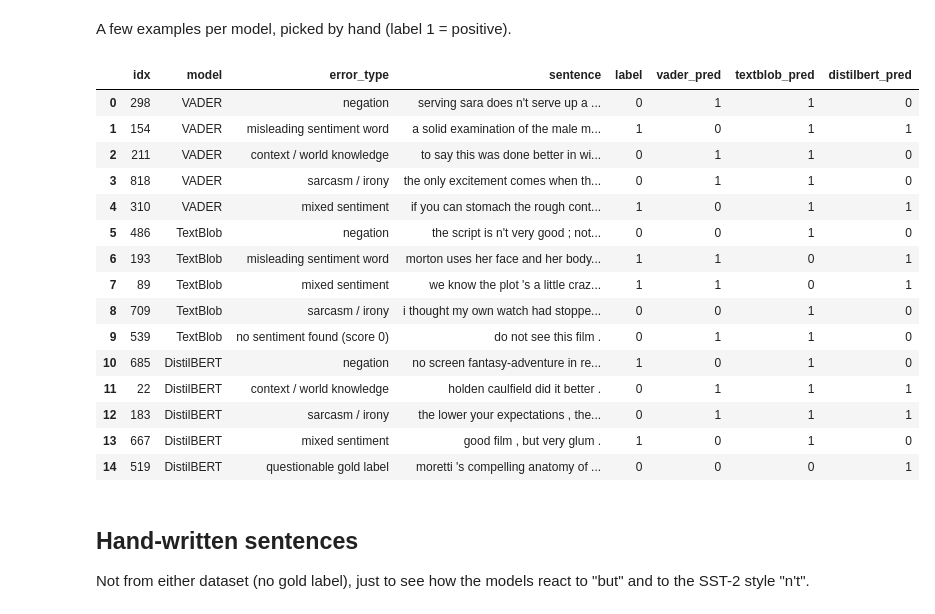
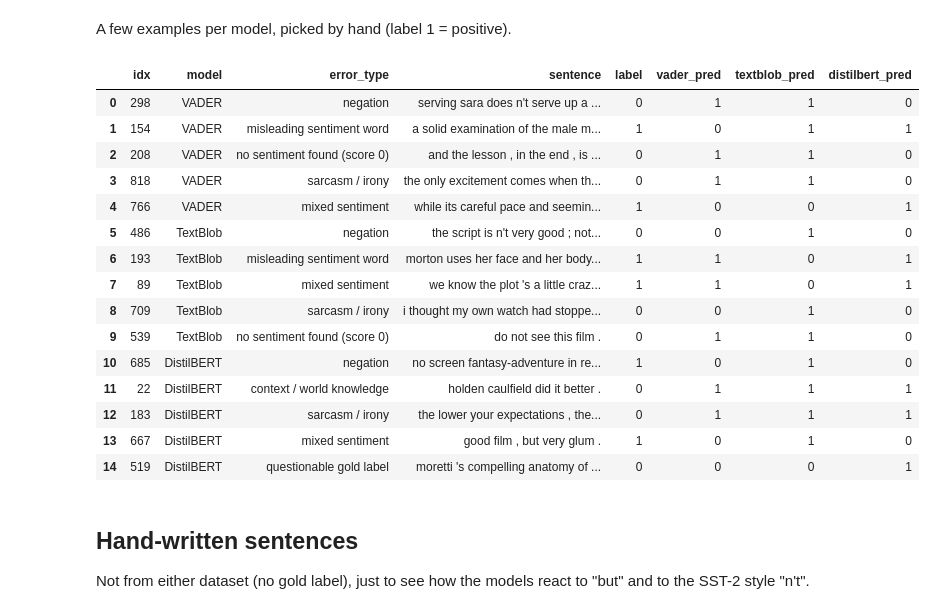
Before and after one commit to kaushal-09/sentiment-lexicon-vs-transformer, a Jupyter notebook: sentiment_comparison.ipynb, the cells around one changed output. Cells and saved outputs as stored; diff of their text form; code cells hidden in the pictures.

```diff
--- a/sentiment_comparison.ipynb
+++ b/sentiment_comparison.ipynb
@@ -327,35 +337,35 @@ A few examples per model, picked by hand (label 1 = positive).
 # %%
 picked = [
     (298, "VADER", "negation"),
     (154, "VADER", "misleading sentiment word"),
-    (211, "VADER", "context / world knowledge"),
+    (208, "VADER", "no sentiment found (score 0)"),
     (818, "VADER", "sarcasm / irony"),
-    (310, "VADER", "mixed sentiment"),
+    (766, "VADER", "mixed sentiment"),
     (486, "TextBlob", "negation"),
     (193, "TextBlob", "misleading sentiment word"),
     (89, "TextBlob", "mixed sentiment"),
     (709, "TextBlob", "sarcasm / irony"),
     (539, "TextBlob", "no sentiment found (score 0)"),
     (685, "DistilBERT", "negation"),
     (22, "DistilBERT", "context / world knowledge"),
     (183, "DistilBERT", "sarcasm / irony"),
     (667, "DistilBERT", "mixed sentiment"),
     (519, "DistilBERT", "questionable gold label"),
 ]
 examples = pd.DataFrame(picked, columns=["idx", "model", "error_type"]).merge(df, on="idx")
 for _, r in examples.iterrows():
     assert r[r["model"].lower() + "_pred"] != r["label"], r["idx"]  # model really got it wrong
 
 examples = examples[["idx", "model", "error_type", "sentence", "label", "vader_pred", "textblob_pred", "distilbert_pred"]]
 examples.to_csv("results/error_examples.csv", index=False)
 examples
 # %% [output]
 |  | idx | model | error_type | sentence | label | vader_pred | textblob_pred | distilbert_pred |
 | 0 | 298 | VADER | negation | serving sara does n't serve up a ... | 0 | 1 | 1 | 0 |
 | 1 | 154 | VADER | misleading sentiment word | a solid examination of the male m... | 1 | 0 | 1 | 1 |
-| 2 | 211 | VADER | context / world knowledge | to say this was done better in wi... | 0 | 1 | 1 | 0 |
+| 2 | 208 | VADER | no sentiment found (score 0) | and the lesson , in the end , is ... | 0 | 1 | 1 | 0 |
 | 3 | 818 | VADER | sarcasm / irony | the only excitement comes when th... | 0 | 1 | 1 | 0 |
-| 4 | 310 | VADER | mixed sentiment | if you can stomach the rough cont... | 1 | 0 | 1 | 1 |
+| 4 | 766 | VADER | mixed sentiment | while its careful pace and seemin... | 1 | 0 | 0 | 1 |
 | 5 | 486 | TextBlob | negation | the script is n't very good ; not... | 0 | 0 | 1 | 0 |
 | 6 | 193 | TextBlob | misleading sentiment word | morton uses her face and her body... | 1 | 1 | 0 | 1 |
 | 7 | 89 | TextBlob | mixed sentiment | we know the plot 's a little craz... | 1 | 1 | 0 | 1 |
```
Also changed, not shown: parts of 4 cells of this notebook, 8 other files.
